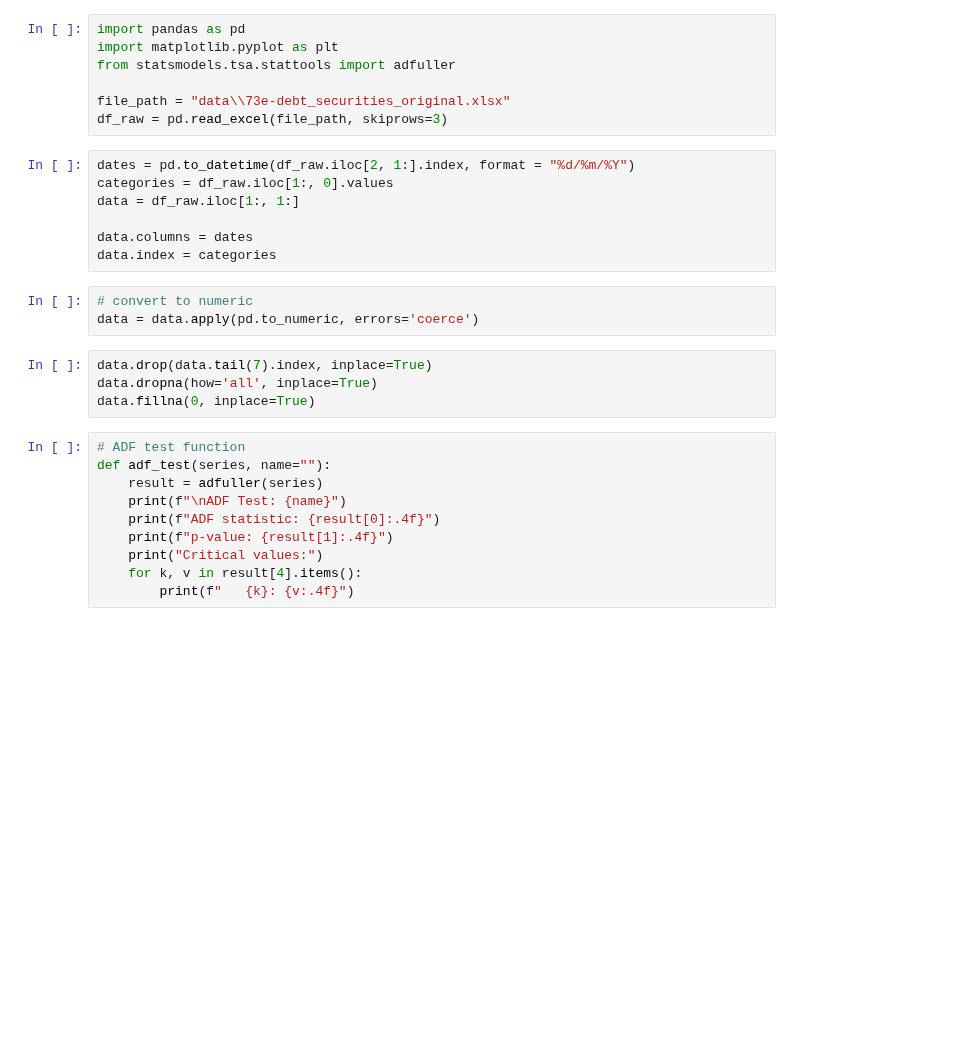
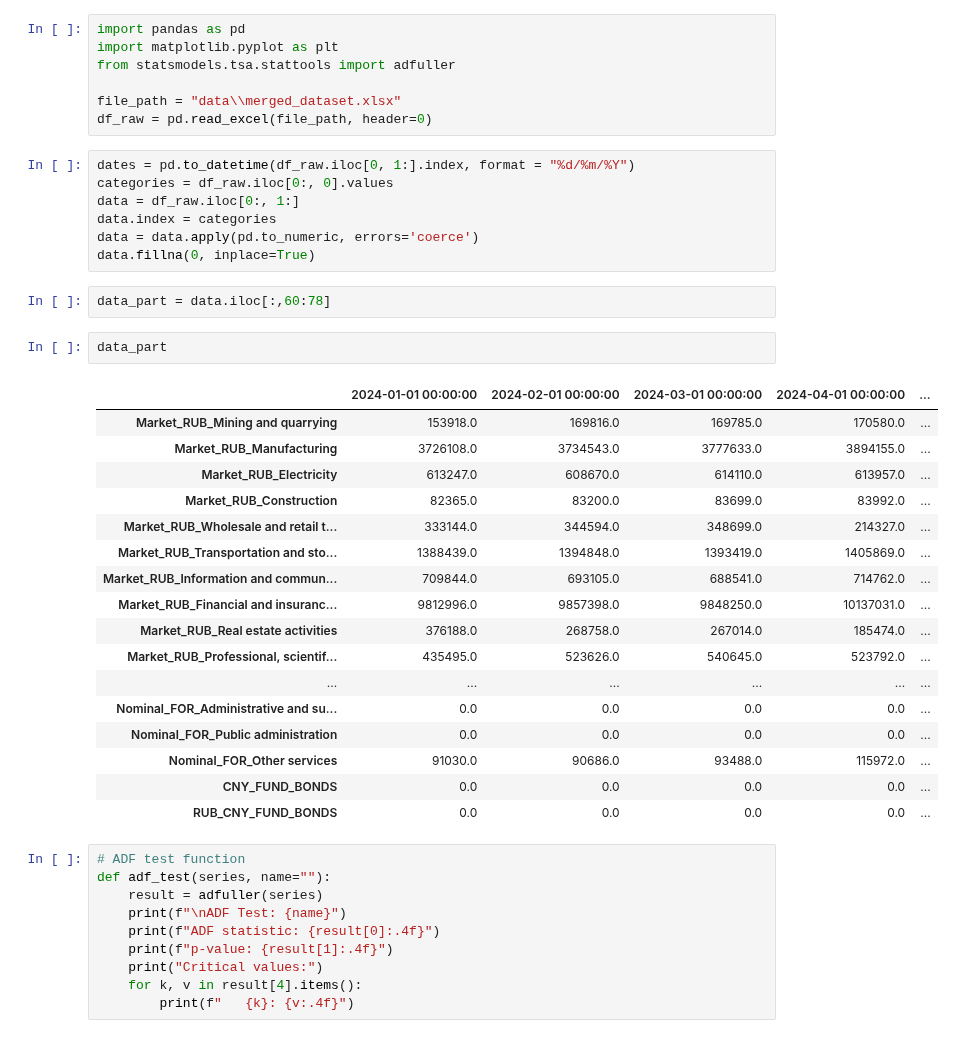
Before and after one commit to winterForestStump/RNWF, a Jupyter notebook: cbr_decissions/cbr_statistics/analyzer.ipynb, the cells around one changed output. Drawn from its saved outputs; the diff is of its cells as text; blank space fills up the shorter version.

```diff
--- a/cbr_decissions/cbr_statistics/analyzer.ipynb
+++ b/cbr_decissions/cbr_statistics/analyzer.ipynb
@@ -5,22 +5,37 @@ import pandas as pd
 import matplotlib.pyplot as plt
 from statsmodels.tsa.stattools import adfuller
 
-file_path = "data\\73e-debt_securities_original.xlsx"
-df_raw = pd.read_excel(file_path, skiprows=3)
+file_path = "data\\merged_dataset.xlsx"
+df_raw = pd.read_excel(file_path, header=0)
-# %%
-dates = pd.to_datetime(df_raw.iloc[2, 1:].index, format = "%d/%m/%Y")
-categories = df_raw.iloc[1:, 0].values
-data = df_raw.iloc[1:, 1:]
-
-data.columns = dates
-data.index = categories
-# %%
-# convert to numeric
-data = data.apply(pd.to_numeric, errors='coerce')
-# %%
-data.drop(data.tail(7).index, inplace=True)
-data.dropna(how='all', inplace=True)
-data.fillna(0, inplace=True)
+# %%
+dates = pd.to_datetime(df_raw.iloc[0, 1:].index, format = "%d/%m/%Y")
+categories = df_raw.iloc[0:, 0].values
+data = df_raw.iloc[0:, 1:]
+data.index = categories
+data = data.apply(pd.to_numeric, errors='coerce')
+data.fillna(0, inplace=True)
+# %%
+data_part = data.iloc[:,60:78]
+# %%
+data_part
+# %% [output]
+|  | 2024-01-01 00:00:00 | 2024-02-01 00:00:00 | 2024-03-01 00:00:00 | 2024-04-01 00:00:00 | ... |
+| Market_RUB_Mining and quarrying | 153918.0 | 169816.0 | 169785.0 | 170580.0 | ... |
+| Market_RUB_Manufacturing | 3726108.0 | 3734543.0 | 3777633.0 | 3894155.0 | ... |
+| Market_RUB_Electricity | 613247.0 | 608670.0 | 614110.0 | 613957.0 | ... |
+| Market_RUB_Construction | 82365.0 | 83200.0 | 83699.0 | 83992.0 | ... |
+| Market_RUB_Wholesale and retail t... | 333144.0 | 344594.0 | 348699.0 | 214327.0 | ... |
+| Market_RUB_Transportation and sto... | 1388439.0 | 1394848.0 | 1393419.0 | 1405869.0 | ... |
+| Market_RUB_Information and commun... | 709844.0 | 693105.0 | 688541.0 | 714762.0 | ... |
+| Market_RUB_Financial and insuranc... | 9812996.0 | 9857398.0 | 9848250.0 | 10137031.0 | ... |
+| Market_RUB_Real estate activities | 376188.0 | 268758.0 | 267014.0 | 185474.0 | ... |
+| Market_RUB_Professional, scientif... | 435495.0 | 523626.0 | 540645.0 | 523792.0 | ... |
+| ... | ... | ... | ... | ... | ... |
+| Nominal_FOR_Administrative and su... | 0.0 | 0.0 | 0.0 | 0.0 | ... |
+| Nominal_FOR_Public administration | 0.0 | 0.0 | 0.0 | 0.0 | ... |
+| Nominal_FOR_Other services | 91030.0 | 90686.0 | 93488.0 | 115972.0 | ... |
+| CNY_FUND_BONDS | 0.0 | 0.0 | 0.0 | 0.0 | ... |
+| RUB_CNY_FUND_BONDS | 0.0 | 0.0 | 0.0 | 0.0 | ... |
 # %%
 # ADF test function
 def adf_test(series, name=""):
```
Also changed, not shown: parts of 4 cells of this notebook, 26 other files.
